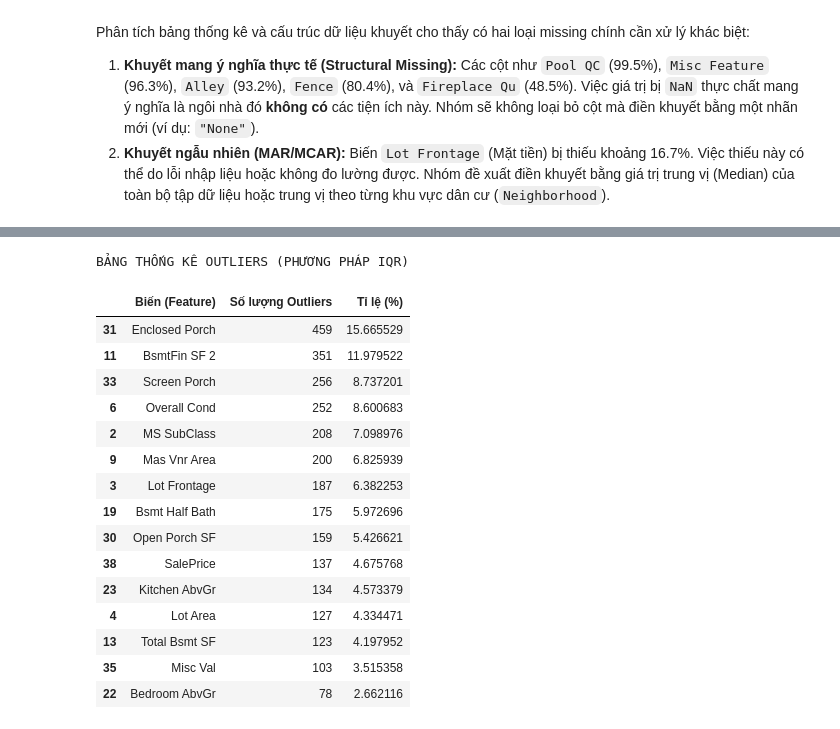
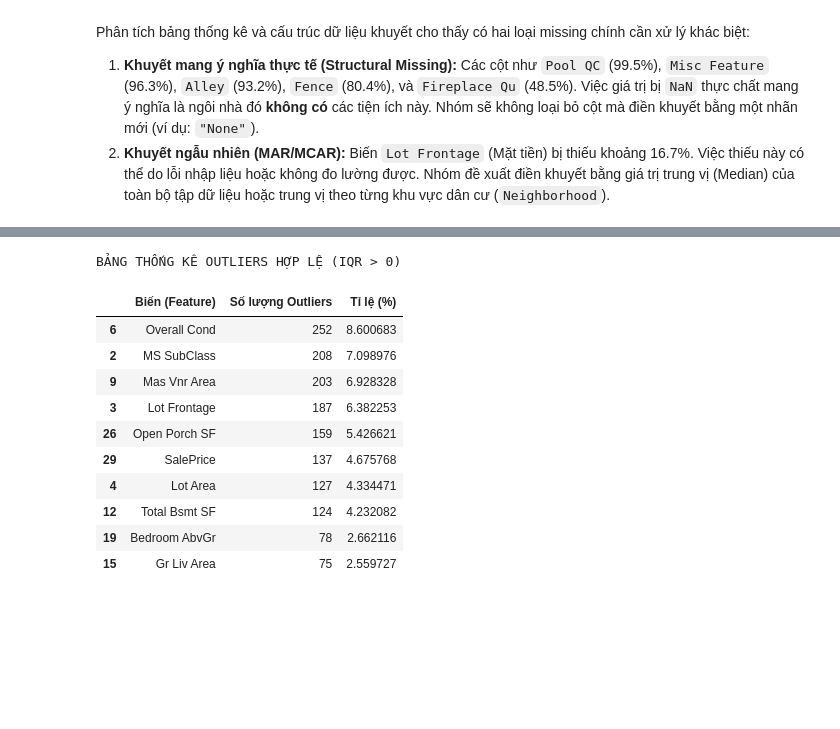
Before and after one commit to BB1311/Data-Fitting-And-OLS-Method, a Jupyter notebook: part2/part2_notebook.ipynb, the cells around one changed output, grey strips where cells are left out. Drawn from its saved outputs; the diff is of its cells as text; code cells hidden in the pictures; blank space fills up the shorter version.

```diff
--- a/part2/part2_notebook.ipynb
+++ b/part2/part2_notebook.ipynb
@@ -129,6 +232,26 @@ plt.figure(figsize=(12, 6))
 sns.heatmap(df.isnull(), cbar=False, cmap='viridis', yticklabels=False)
 plt.title('Missing Values Pattern Map')
 plt.show()
+
+# XỬ LÝ NHANH KHUYẾT CẤU TRÚC (STRUCTURAL MISSING)
+# 1. Điền chữ "None" cho các biến phân loại (Categorical) bị thiếu do nhà không có tiện ích
+cols_fill_none = [
+    'Pool QC', 'Misc Feature', 'Alley', 'Fence', 'Fireplace Qu',
+    'Garage Type', 'Garage Finish', 'Garage Qual', 'Garage Cond',
+    'Bsmt Qual', 'Bsmt Cond', 'Bsmt Exposure', 'BsmtFin Type 1', 'BsmtFin Type 2', 'Mas Vnr Type'
+]
+for col in cols_fill_none:
+    if col in df.columns:
+        df[col] = df[col].fillna('None')
+
+# 2. Điền số 0 cho các biến số học (Numerical) đo lường diện tích/số lượng của các tiện ích không tồn tại
+cols_fill_zero = [
+    'Garage Area', 'Garage Cars', 'BsmtFin SF 1', 'BsmtFin SF 2',
+    'Bsmt Unf SF', 'Total Bsmt SF', 'Mas Vnr Area'
+]
+for col in cols_fill_zero:
+    if col in df.columns:
+        df[col] = df[col].fillna(0)
 # %% [output]
 |  | Missing Values | Percentage (%) |
 | Pool QC | 2917 | 99.556314 |
@@ -157,45 +280,59 @@ Phân tích bảng thống kê và cấu trúc dữ liệu khuyết cho thấy c
 # %%
-# Định nghĩa hàm tính số lượng outliers theo quy tắc 1.5 * IQR
-def count_outliers_iqr(dataframe, column):
+# 1. ĐỊNH LƯỢNG OUTLIERS BẰNG PHƯƠNG PHÁP IQR
+outlier_counts = {}
+iqr_zero_cols = []
+
+def count_outliers_iqr_advanced(dataframe, column):
     Q1 = dataframe[column].quantile(0.25)
     Q3 = dataframe[column].quantile(0.75)
     IQR = Q3 - Q1
+
+    # Bắt lỗi: Nếu IQR = 0, phương pháp này trở nên vô nghĩa
+    if IQR == 0:
+        return -1
+
     lower_bound = Q1 - 1.5 * IQR
     upper_bound = Q3 + 1.5 * IQR
 
-    # Lọc ra các dòng vi phạm khoảng (lower_bound, upper_bound)
     outliers = dataframe[(dataframe[column] < lower_bound) | (dataframe[column] > upper_bound)]
     return len(outliers)
 
-# Áp dụng hàm cho toàn bộ các cột numeric
-outlier_counts = {}
+# Quét qua toàn bộ các cột numeric
 for col in numeric_cols:
-    outlier_counts[col] = count_outliers_iqr(df, col)
+    count = count_outliers_iqr_advanced(df, col)
+    if count == -1:
+        iqr_zero_cols.append(col)
+    else:
+        outlier_counts[col] = count
 
-# Chuyển thành DataFrame để hiển thị
+# Hiển thị bảng Outliers hợp lệ
 outliers_df = pd.DataFrame(list(outlier_counts.items()), columns=['Biến (Feature)', 'Số lượng Outliers'])
 outliers_df['Tỉ lệ (%)'] = (outliers_df['Số lượng Outliers'] / len(df)) * 100
-
-# Chỉ hiển thị những biến có outliers, sắp xếp giảm dần
 outliers_df = outliers_df[outliers_df['Số lượng Outliers'] > 0].sort_values(by='Số lượng Outliers', ascending=False)
 
-print("BẢNG THỐNG KÊ OUTLIERS (PHƯƠNG PHÁP IQR)")
-display(outliers_df.head(15)) # Xem top 15 biến chứa nhiều ngoại lệ nhất
+print("BẢNG THỐNG KÊ OUTLIERS HỢP LỆ (IQR > 0)")
+display(outliers_df.head(10))
+
+print("\nDANH SÁCH CÁC BIẾN KHÔNG THỂ ÁP DỤNG IQR (IQR = 0)")
+print(f"Tổng cộng có {len(iqr_zero_cols)} biến. Danh sách chi tiết:")
+print(iqr_zero_cols)
+
+# 2. LOẠI BỎ ĐIỂM ĐÒN BẨY CỰC ĐOAN (BIZARRE OUTLIERS)
+# Tìm các căn nhà diện tích > 4000 sq.ft nhưng giá < 300,000 USD (quan sát từ Boxplot)
+outliers_drop_idx = df[(df['Gr Liv Area'] > 4000) & (df['SalePrice'] < 300000)].index
+
+# Xóa các dòng này khỏi dataframe
+df = df.drop(outliers_drop_idx).reset_index(drop=True)
 # %% [output]
-BẢNG THỐNG KÊ OUTLIERS (PHƯƠNG PHÁP IQR)
+BẢNG THỐNG KÊ OUTLIERS HỢP LỆ (IQR > 0)
 |  | Biến (Feature) | Số lượng Outliers | Tỉ lệ (%) |
-| 31 | Enclosed Porch | 459 | 15.665529 |
-| 11 | BsmtFin SF 2 | 351 | 11.979522 |
-| 33 | Screen Porch | 256 | 8.737201 |
 | 6 | Overall Cond | 252 | 8.600683 |
 | 2 | MS SubClass | 208 | 7.098976 |
-| 9 | Mas Vnr Area | 200 | 6.825939 |
+| 9 | Mas Vnr Area | 203 | 6.928328 |
 | 3 | Lot Frontage | 187 | 6.382253 |
-| 19 | Bsmt Half Bath | 175 | 5.972696 |
-| 30 | Open Porch SF | 159 | 5.426621 |
-| 38 | SalePrice | 137 | 4.675768 |
-| 23 | Kitchen AbvGr | 134 | 4.573379 |
+| 26 | Open Porch SF | 159 | 5.426621 |
+| 29 | SalePrice | 137 | 4.675768 |
 | 4 | Lot Area | 127 | 4.334471 |
-| 13 | Total Bsmt SF | 123 | 4.197952 |
-| 35 | Misc Val | 103 | 3.515358 |
-| 22 | Bedroom AbvGr | 78 | 2.662116 |
+| 12 | Total Bsmt SF | 124 | 4.232082 |
+| 19 | Bedroom AbvGr | 78 | 2.662116 |
+| 15 | Gr Liv Area | 75 | 2.559727 |
```
Also changed, not shown: parts of 26 cells of this notebook.
